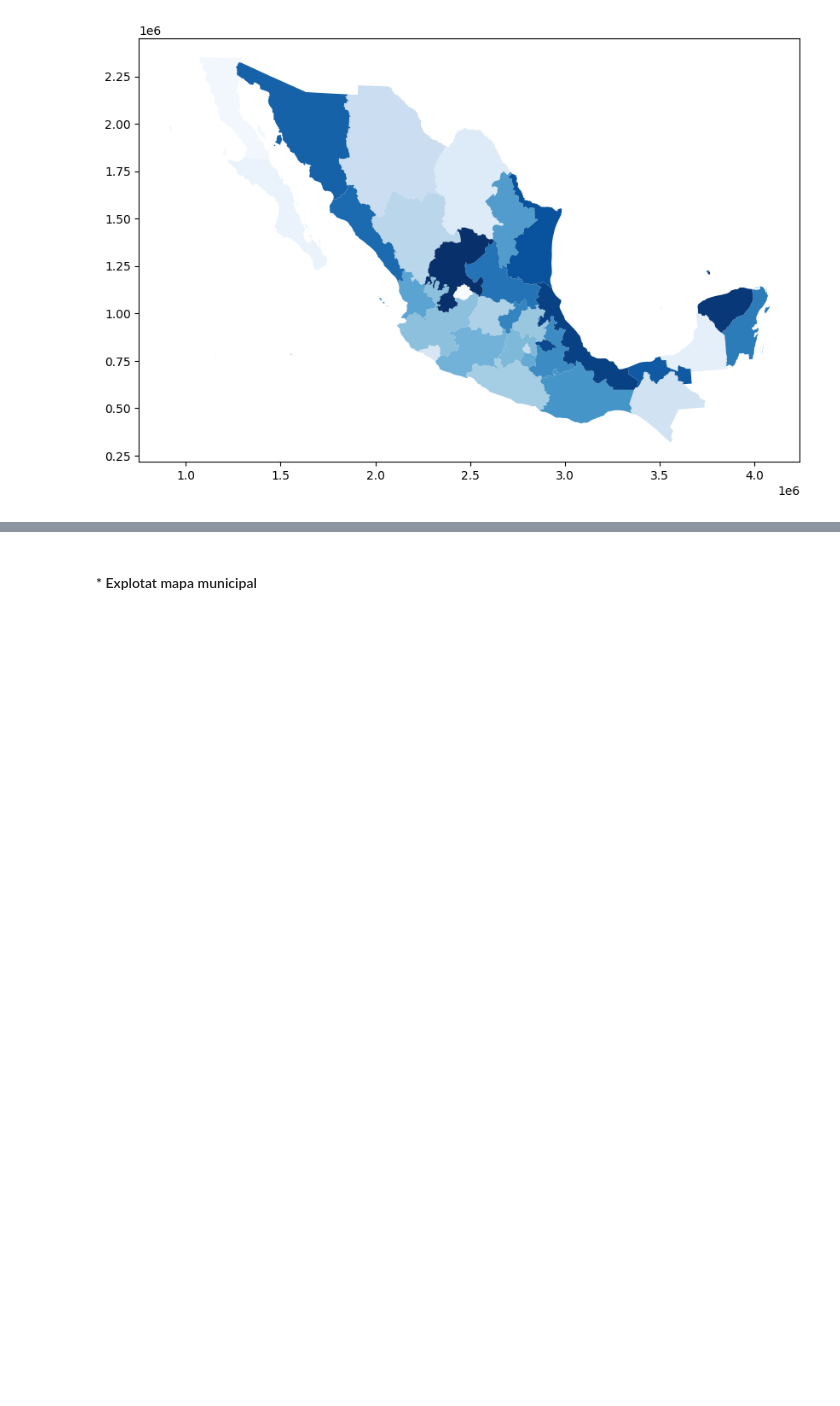
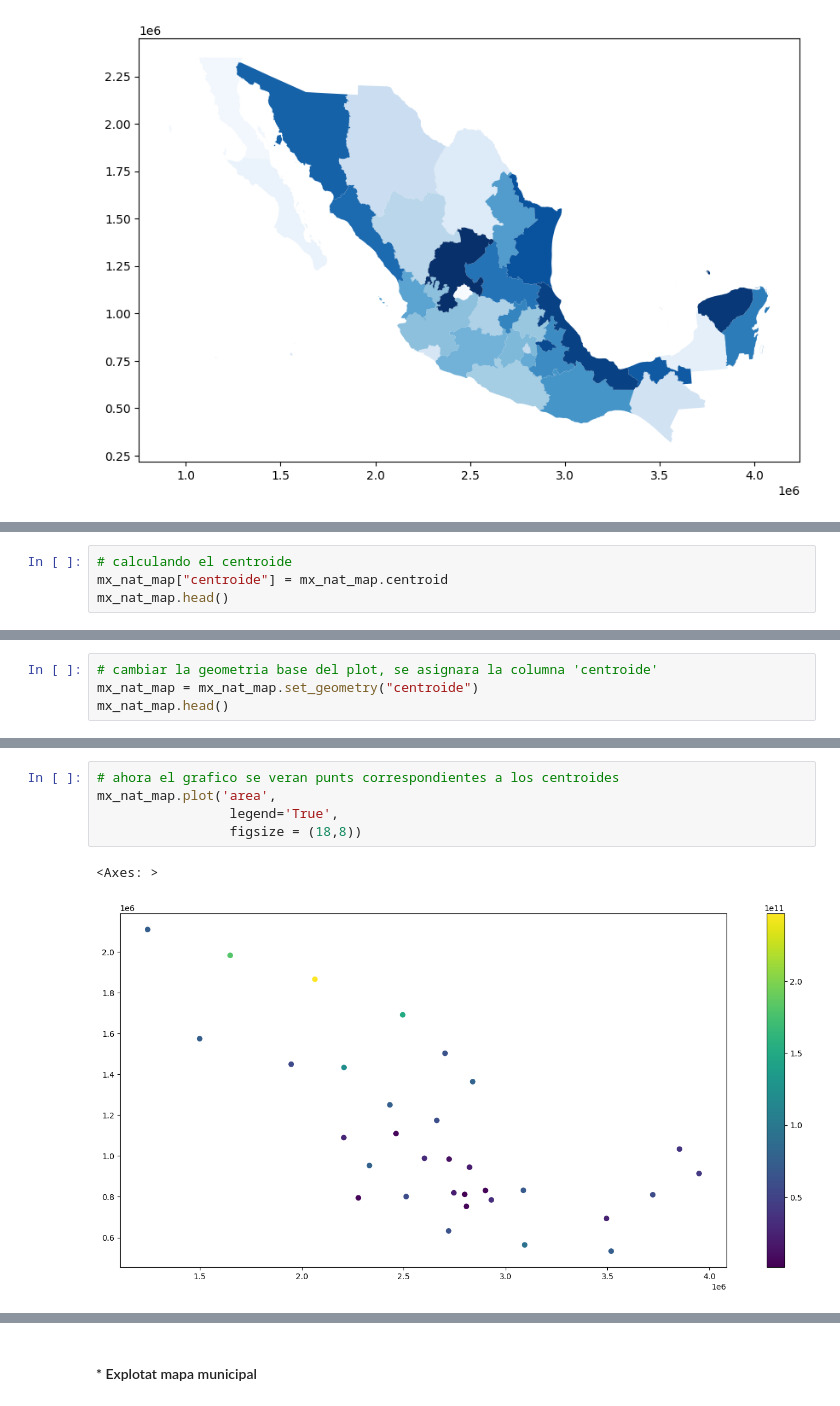
Before and after one commit to GerYar/Geopandas_Mx, a Jupyter notebook: enigh.ipynb, the cells around one changed output, grey strips where cells are left out. Cells and saved outputs as stored; diff of their text form; blank space fills up the shorter version.

```diff
--- a/enigh.ipynb
+++ b/enigh.ipynb
@@ -32,0 +59,4 @@ Index(['CVEGEO', 'CVE_ENT', 'NOMGEO', 'geometry'], dtype='object')
+# %%
+# calculando el centroide
+mx_nat_map["centroide"] = mx_nat_map.centroid
+mx_nat_map.head()
@@ -32,0 +70,4 @@ Index(['CVEGEO', 'CVE_ENT', 'NOMGEO', 'geometry'], dtype='object')
+# %%
+# cambiar la geometria base del plot, se asignara la columna 'centroide'
+mx_nat_map = mx_nat_map.set_geometry("centroide")
+mx_nat_map.head()
@@ -32,0 +81,8 @@ Index(['CVEGEO', 'CVE_ENT', 'NOMGEO', 'geometry'], dtype='object')
+# %%
+# ahora el grafico se veran punts correspondientes a los centroides
+mx_nat_map.plot('area',
+                 legend='True',
+                 figsize = (18,8))
+# %% [output]
+<Axes: >
+[figure, added]
```
Also changed, not shown: parts of 20 cells of this notebook.
